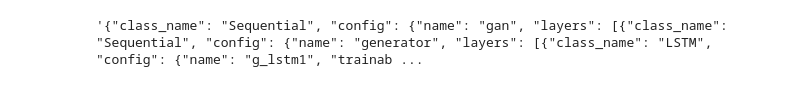
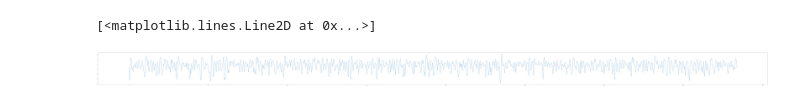
Before and after one commit to duysqubix/LSTM-GAN, a Jupyter notebook: Untitled.ipynb, the cells around one changed output. Drawn from its saved outputs; the diff is of its cells as text; code cells hidden in the pictures.

```diff
--- a/Untitled.ipynb
+++ b/Untitled.ipynb
@@ -164,8 +86,8 @@ tf.keras.utils.plot_model(d.model, show_shapes=True)
-# %%
-x = np.random.randn(28, 30, 5)
-y = np.ones((28, 30, 1))
-gan.model.fit(x, y)
-# %%
-gan.model.to_json()
-# %% [output]
-'{"class_name": "Sequential", "config": {"name": "gan", "layers": [{"class_name": "Sequential", "config": {"name": "generator", "layers": [{"class_name": "LSTM", "config": {"name": "g_lstm1", "trainab ...
+# %%
+pred = gan.generator.fake_samples()[0].flatten()
+pred = np.convolve(pred, [1/3, 1/3, 1/3], 'same')
+plt.figure(figsize=(200,10))
+plt.plot(pred[:])
+# %% [output]
+[<matplotlib.lines.Line2D at 0x...>]
+[figure, added]
```
Also changed, not shown: parts of 15 cells of this notebook, 2 other files.
